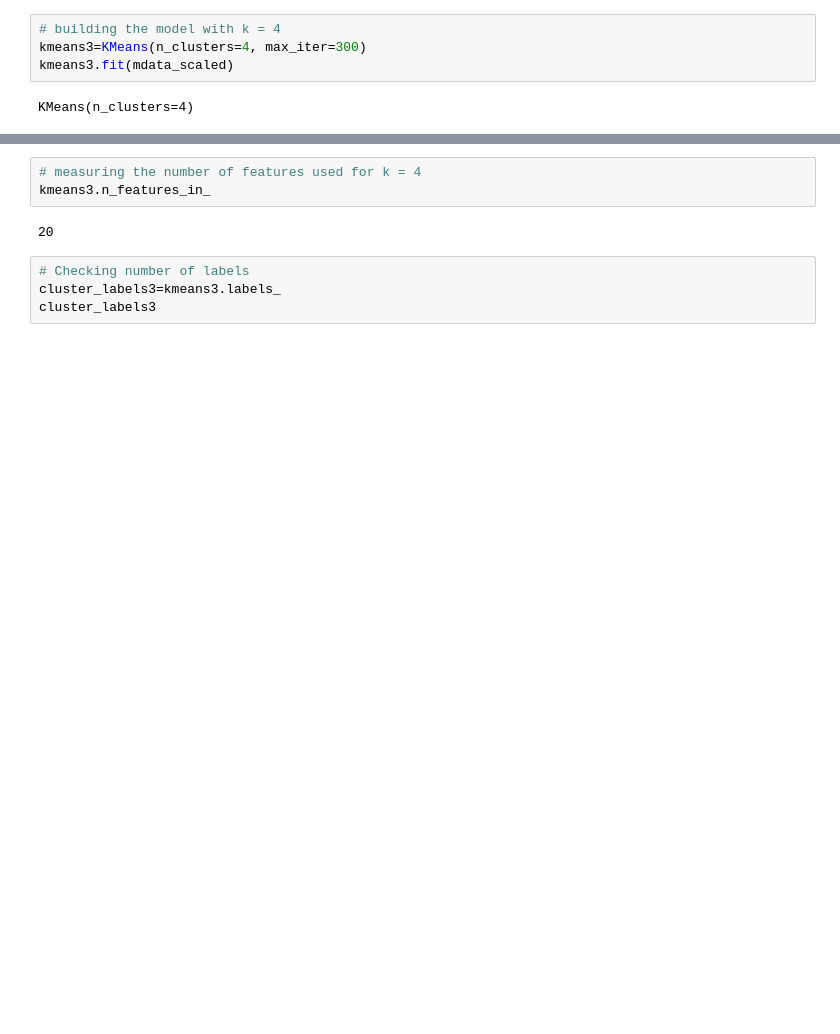
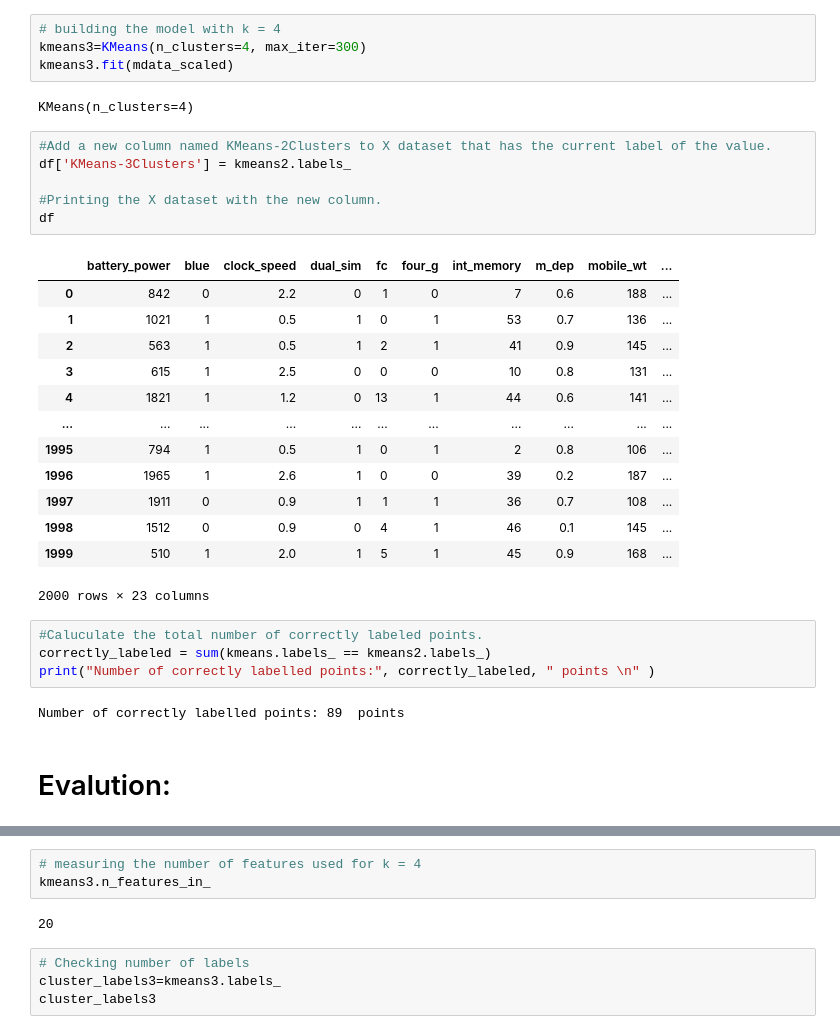
Before and after one commit to NjodAlGhonaim/485-Project2-Group2, a Jupyter notebook: UnSupervisedLearning.ipynb, the cells around one changed output, grey strips where cells are left out. Drawn from its saved outputs; the diff is of its cells as text; blank space fills up the shorter version.

```diff
--- a/UnSupervisedLearning.ipynb
+++ b/UnSupervisedLearning.ipynb
@@ -266,3 +328,31 @@ kmeans3=KMeans(n_clusters=4, max_iter=300)
 kmeans3.fit(mdata_scaled)
 # %% [output]
 KMeans(n_clusters=4)
+# %%
+#Add a new column named KMeans-2Clusters to X dataset that has the current label of the value.
+df['KMeans-3Clusters'] = kmeans2.labels_
+
+#Printing the X dataset with the new column.
+df
+# %% [output]
+|  | battery_power | blue | clock_speed | dual_sim | fc | four_g | int_memory | m_dep | mobile_wt | ... |
+| 0 | 842 | 0 | 2.2 | 0 | 1 | 0 | 7 | 0.6 | 188 | ... |
+| 1 | 1021 | 1 | 0.5 | 1 | 0 | 1 | 53 | 0.7 | 136 | ... |
+| 2 | 563 | 1 | 0.5 | 1 | 2 | 1 | 41 | 0.9 | 145 | ... |
+| 3 | 615 | 1 | 2.5 | 0 | 0 | 0 | 10 | 0.8 | 131 | ... |
+| 4 | 1821 | 1 | 1.2 | 0 | 13 | 1 | 44 | 0.6 | 141 | ... |
+| ... | ... | ... | ... | ... | ... | ... | ... | ... | ... | ... |
+| 1995 | 794 | 1 | 0.5 | 1 | 0 | 1 | 2 | 0.8 | 106 | ... |
+| 1996 | 1965 | 1 | 2.6 | 1 | 0 | 0 | 39 | 0.2 | 187 | ... |
+| 1997 | 1911 | 0 | 0.9 | 1 | 1 | 1 | 36 | 0.7 | 108 | ... |
+| 1998 | 1512 | 0 | 0.9 | 0 | 4 | 1 | 46 | 0.1 | 145 | ... |
+| 1999 | 510 | 1 | 2.0 | 1 | 5 | 1 | 45 | 0.9 | 168 | ... |
+2000 rows × 23 columns
+# %%
+#Caluculate the total number of correctly labeled points.
+correctly_labeled = sum(kmeans.labels_ == kmeans2.labels_)
+print("Number of correctly labelled points:", correctly_labeled, " points \n" )
+# %% [output]
+Number of correctly labelled points: 89  points
+# %% [markdown]
+# Evalution:
```
Also changed, not shown: parts of 39 cells of this notebook.
